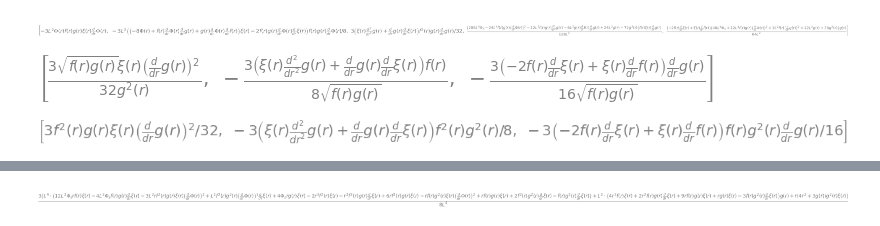
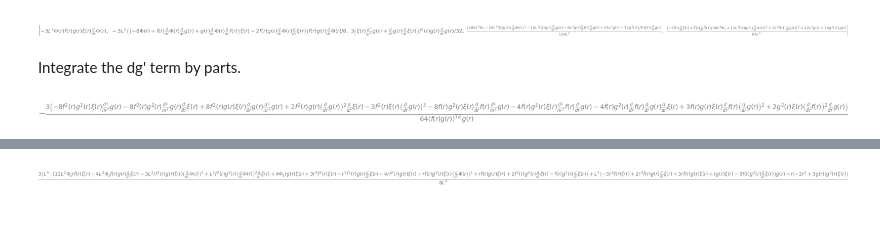
Before and after one commit to jchryssanthacopoulos/wormholes, a Jupyter notebook: gauge_invariance_action.ipynb, the cells around one changed output, grey strips where cells are left out. Drawn from its saved outputs; the diff is of its cells as text; code cells hidden in the pictures.

```diff
--- a/gauge_invariance_action.ipynb
+++ b/gauge_invariance_action.ipynb
@@ -293,17 +295,10 @@ delta_g_terms = [
 delta_g_terms
 # %% [output]
 [figure]
-# %%
-ddelta_g_terms
-# %% [output]
-[figure, removed]
-# %%
-ddelta_g_terms = [
-    3 * g * f ** 2 * xi * dg ** 2 / 32,
-    -3 * g ** 2 * f ** 2 * (xi * ddg + dg * dxi) / 8,
-    -3 * g ** 2 * f * (-2 * f * dxi + xi * df) * dg / 16
-]
-# %%
-ddelta_g_terms
-# %% [output]
-[figure, removed]
+# %% [markdown]
+Integrate the dg' term by parts.
+# %%
+extra_delta_g_terms = -sympy.diff(sum(ddelta_g_terms), r).simplify()
+extra_delta_g_terms
+# %% [output]
+[figure, added]
```
Also changed, not shown: parts of 6 cells of this notebook.
